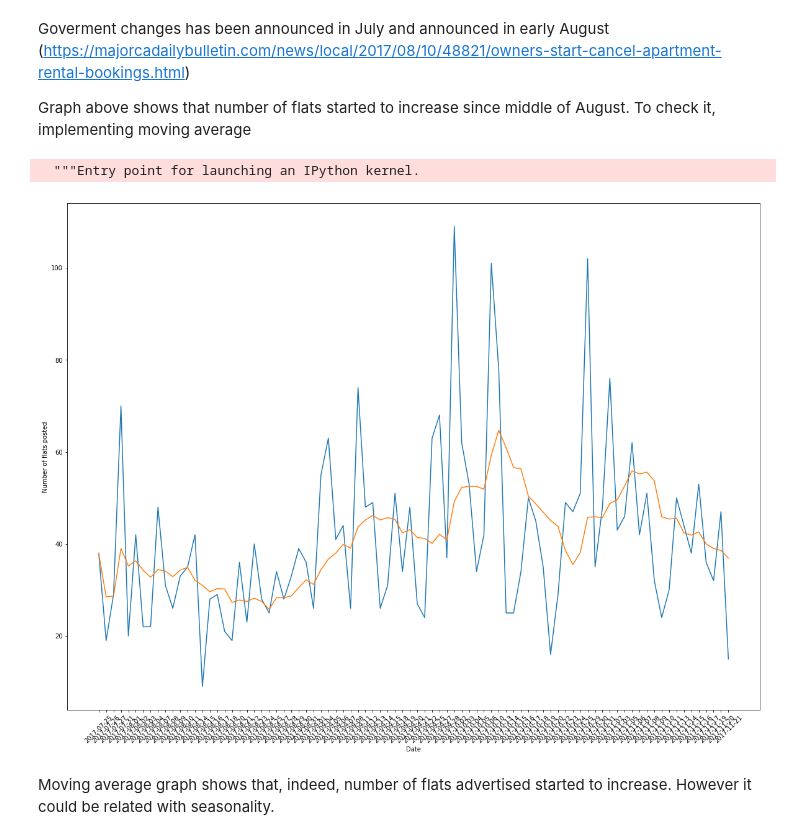
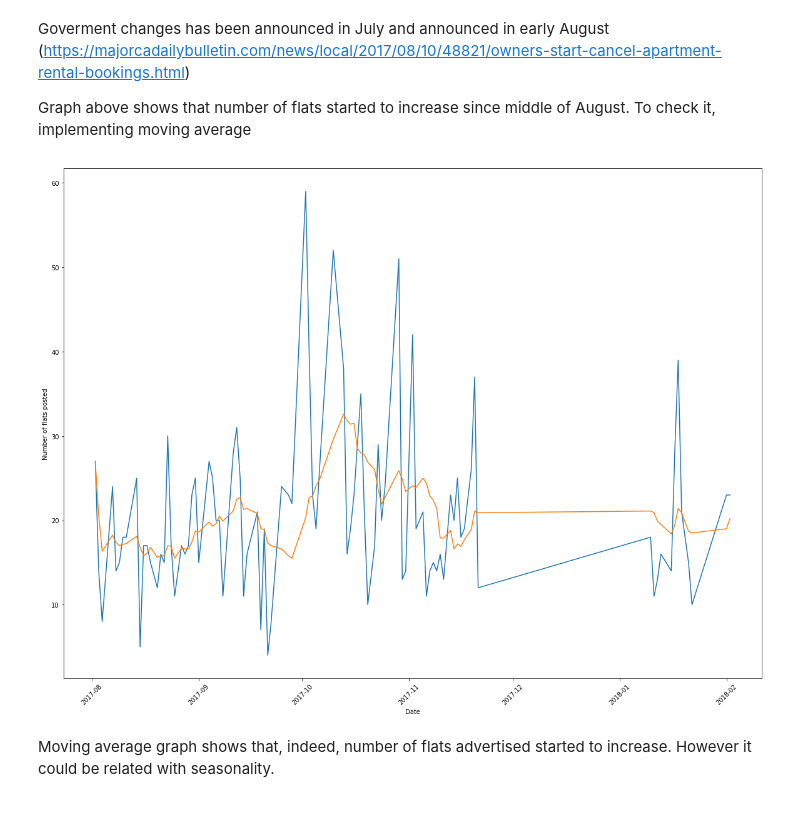
Before and after one commit to miskamvedebel/Flat-Rent-Prices-In-Palma, a Jupyter notebook: Flats.ipynb, the cells around one changed output. Cells and saved outputs as stored; diff of their text form; code cells hidden in the pictures; blank space fills up the shorter version.

```diff
--- a/Flats.ipynb
+++ b/Flats.ipynb
@@ -16,0 +45,10 @@ X = ds[['Id','DateFrom']].groupby(['DateFrom'], as_index = False).count()
+# %%
+date_from = all_data.groupby(by=['Id'], as_index=False, squeeze=False)['Timestamp'].min()
+date_to = all_data.groupby(by=['Id'], as_index=False, squeeze=False)['Timestamp'].max()
+# %%
+#merge two datasets together
+ds = pd.merge(left=date_from, right=date_to,
+             how='inner', on='Id', suffixes=('_from', '_to'))
+#merge dataset with initial one to get details
+ds = pd.merge(left=ds, right=all_data,
+             how='left', left_on=['Id', 'Timestamp_to'], right_on=['Id', 'Timestamp'])
@@ -17,3 +57,15 @@ X = ds[['Id','DateFrom']].groupby(['DateFrom'], as_index = False).count()
+# %%
+ds = ds.dropna(thresh=4).reset_index(drop=True)
+ds['Date_From'] = [datetime.datetime.strptime(ds['Timestamp_from'][i], '%Y-%m-%d %H:%M:%S').date() for i in range(0, len(ds['Timestamp_from']))]
+ds['Date_To'] = [datetime.datetime.strptime(ds['Timestamp_to'][i], '%Y-%m-%d %H:%M:%S').date() for i in range(0, len(ds['Timestamp_to']))]
+# %%
+#Excluding outliers, start and end date, as well, as some dates in the middle where to html code was changed
+ds = ds[(ds['Date_From']!=min(ds.Date_From))&
+        (ds['Date_From']!=max(ds.Date_From))&
+        (ds['Date_From']!=datetime.datetime.strptime('2018-01-09', '%Y-%m-%d').date())&
+        (ds['Date_From']!=datetime.datetime.strptime('2017-12-14', '%Y-%m-%d').date())&
+        (ds['Date_From']!=datetime.datetime.strptime('2018-01-31', '%Y-%m-%d').date())]
+X = ds[['Id','Date_From']].groupby(['Date_From'], as_index = False).count()
 # %%
 fig = plt.figure(figsize=(20, 15))
 ax1 = fig.add_subplot(111)
@@ -31,15 +85,13 @@ Graph above shows that number of flats started to increase since middle of Augus
 # %%
-ma = pd.rolling_mean(arg = X, window=10, min_periods = 1)
 fig2 = plt.figure(figsize=(20, 15))
 ax2 = fig2.add_subplot(111)
-plt.plot(X['DateFrom'], X['Id'], ma['DateFrom'], ma['Id'])
+plt.plot(X['Date_From'], X['Id'], ma['Date_From'], ma['Id'])
 plt.xticks(rotation = 45)
 plt.xlabel("Date")
 plt.ylabel("Number of flats posted")
 plt.show()
 # %% [output]
-  """Entry point for launching an IPython kernel.
-[figure, old version]
+[figure, new version]
 # %% [markdown]
 Moving average graph shows that, indeed, number of flats advertised started to increase. However it could be related with seasonality.
 # %% [markdown]
```
Also changed, not shown: parts of 18 cells of this notebook.
